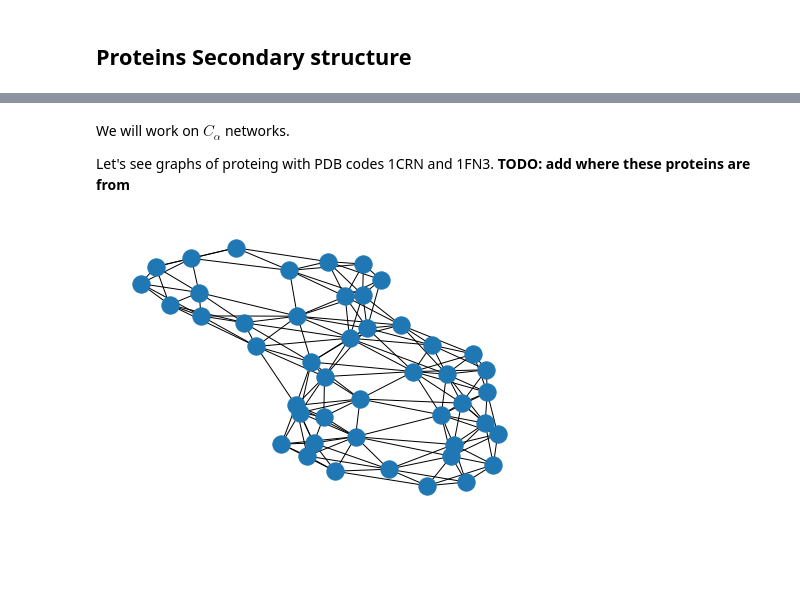
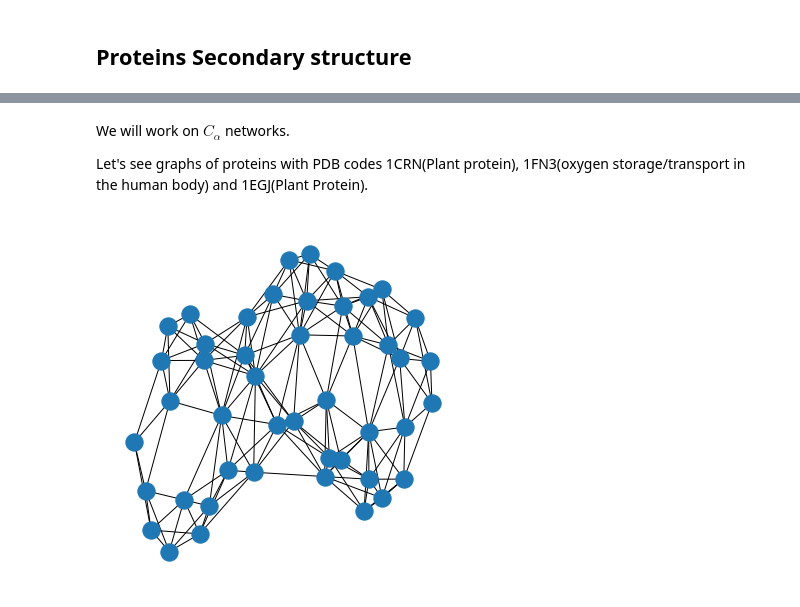
Before and after one commit to networkx/nx-guides, a Jupyter notebook: content/algorithms/sub_isomorphism/subgraph_iso_img.ipynb, the cells around one changed output, grey strips where cells are left out. Cells and saved outputs as stored; diff of their text form; code cells hidden in the pictures; blank space fills up the shorter version.

```diff
--- a/content/algorithms/sub_isomorphism/subgraph_iso_img.ipynb
+++ b/content/algorithms/sub_isomorphism/subgraph_iso_img.ipynb
@@ -8,0 +11,17 @@ $\exists G_o = (V_o, E_o)$ / $V_o \subseteq  V \wedge E_o \subseteq E \cap V_o \
+# %%
+import matplotlib.pyplot as plt
+import numpy as np
+import networkx as nx
+
+G = nx.lollipop_graph(5, 2)
+colors = ["c" for i in range(0, 5)] + ["y" for i in range(5, 7)]
+
+plt.subplot(121)
+plt.title("G", fontweight="bold")
+nx.draw_spring(G, with_labels = True, node_color =colors)
+plt.rcParams["figure.figsize"] = (10,10)
+
+plt.subplot(122)
+plt.title("Subgraph of G",  fontweight="bold")
+nx.draw_spring(nx.complete_graph(5), with_labels = True, node_color = "c")
+plt.rcParams["figure.figsize"] = (10,5)
@@ -146,0 +160,6 @@ Many graph representations can be built from the Secondary and Tertiary Structur
+# %%
+plt.imshow(plt.imread('img/2_structure.png'))
+plt.title("Secondary Structure", fontweight = "bold")
+plt.axis('off')
+plt.rcParams["figure.figsize"] = (2,2)
+plt.show()
@@ -146,0 +170,13 @@ Many graph representations can be built from the Secondary and Tertiary Structur
+# %%
+plt.subplot(121)
+plt.imshow(plt.imread('img/1fn3.png'))
+plt.title("1FN3 Tertiary Structure", fontweight = "bold")
+plt.axis('off')
+plt.rcParams["figure.figsize"] = (10,10)
+
+plt.subplot(122)
+plt.imshow(plt.imread('img/1crn.png'))
+plt.title("1CRN Tertiary Structure", fontweight = "bold")
+plt.axis('off')
+plt.rcParams["figure.figsize"] = (10,10)
+plt.show()
@@ -147,11 +190,11 @@ Many graph representations can be built from the Secondary and Tertiary Structur
 # %% [markdown]
 We will work on $C_\alpha$ networks.
 
-Let's see graphs of proteing with PDB codes 1CRN and 1FN3.
-**TODO: add where these proteins are from**
+Let's see graphs of proteins with PDB codes 1CRN(Plant protein), 1FN3(oxygen storage/transport in the human body) and 1EGJ(Plant Protein).
 # %%
-CRN = nx.read_edgelist("1CRN_edgelist.txt", nodetype=str, data=(("weight", float),))
-nx.draw_spring(CRN)
+p_1CRN = nx.read_edgelist("data/1CRN_edgelist.txt", nodetype=str)
+nx.draw_spring(p_1CRN)
+plt.rcParams["figure.figsize"] = (10, 10)
 # %% [output]
-[figure, old version]
+[figure, new version]
 # %%
```
Also changed, not shown: parts of 37 cells of this notebook, 16 other files.
